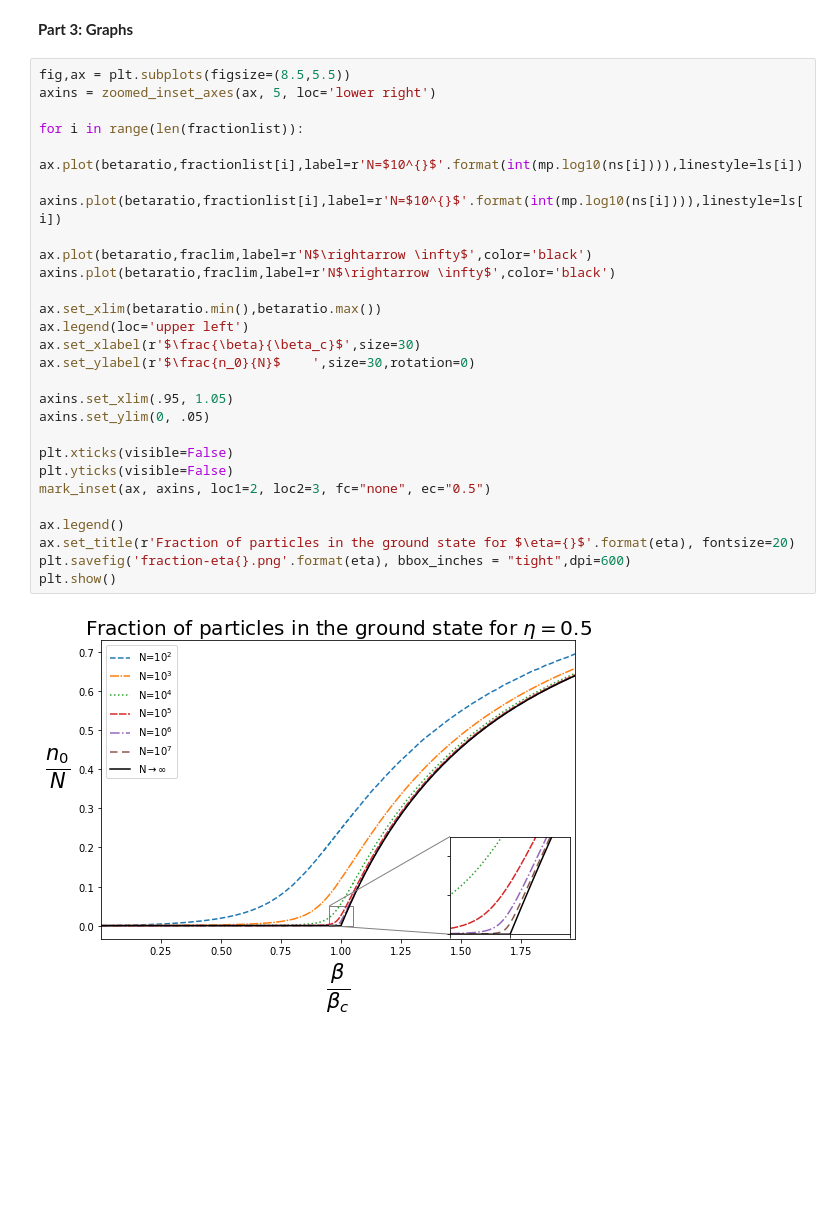
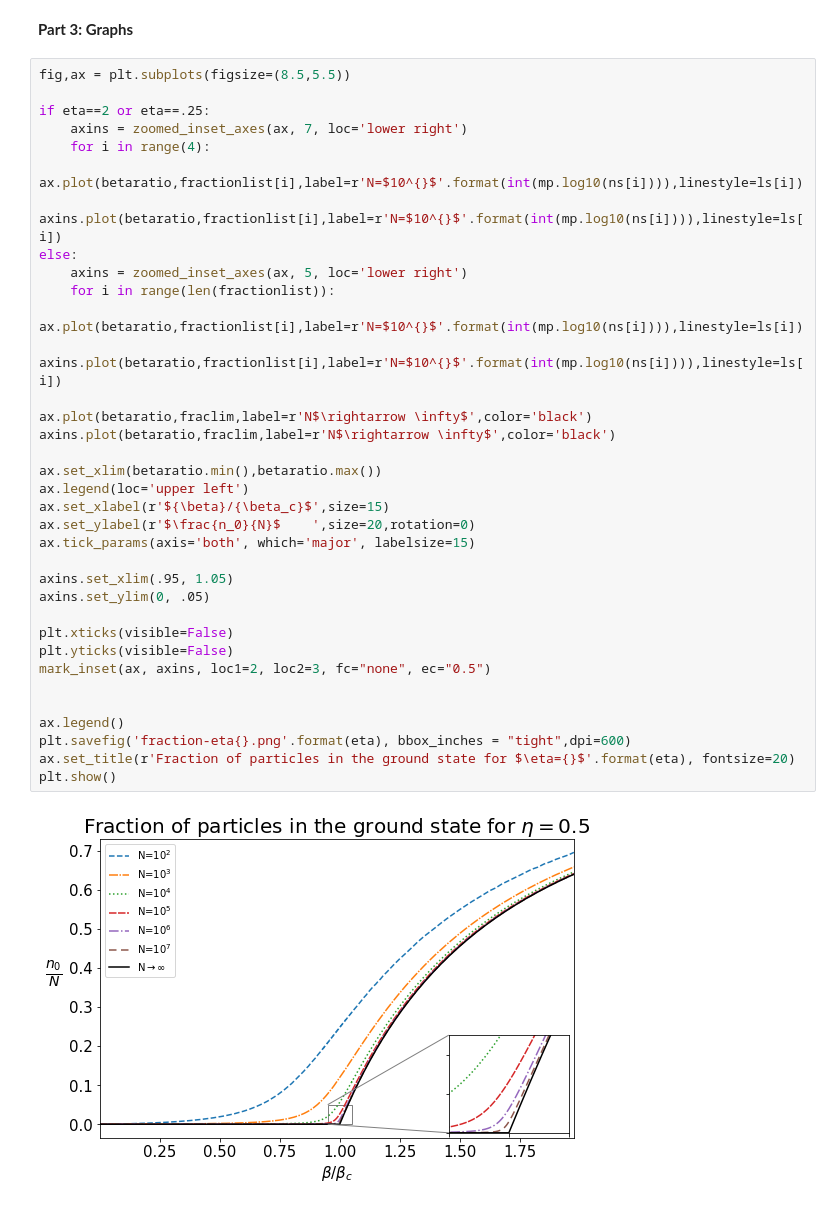
Before and after one commit to PessoaP/IGQG, a Jupyter notebook: Fraction and C_v.ipynb, the cells around one changed output. Cells and saved outputs as stored; diff of their text form; blank space fills up the shorter version.

Commit message:
formating_graphs

```diff
--- a/Fraction and C_v.ipynb
+++ b/Fraction and C_v.ipynb
@@ -92,33 +92,41 @@ dcvlarge = (eta+2)*(eta+1)*(eta+1)*(zeta(eta+2)/zeta(eta+1))*highratio**(-eta-1)
 <b>Part 3: Graphs</b>
 # %%
 fig,ax = plt.subplots(figsize=(8.5,5.5))
-axins = zoomed_inset_axes(ax, 5, loc='lower right')
 
-for i in range(len(fractionlist)):
-    ax.plot(betaratio,fractionlist[i],label=r'N=$10^{}$'.format(int(mp.log10(ns[i]))),linestyle=ls[i])
-    axins.plot(betaratio,fractionlist[i],label=r'N=$10^{}$'.format(int(mp.log10(ns[i]))),linestyle=ls[i])
+if eta==2 or eta==.25:
+    axins = zoomed_inset_axes(ax, 7, loc='lower right')
+    for i in range(4):
+        ax.plot(betaratio,fractionlist[i],label=r'N=$10^{}$'.format(int(mp.log10(ns[i]))),linestyle=ls[i])
+        axins.plot(betaratio,fractionlist[i],label=r'N=$10^{}$'.format(int(mp.log10(ns[i]))),linestyle=ls[i])
+else:
+    axins = zoomed_inset_axes(ax, 5, loc='lower right')
+    for i in range(len(fractionlist)):
+        ax.plot(betaratio,fractionlist[i],label=r'N=$10^{}$'.format(int(mp.log10(ns[i]))),linestyle=ls[i])
+        axins.plot(betaratio,fractionlist[i],label=r'N=$10^{}$'.format(int(mp.log10(ns[i]))),linestyle=ls[i])
 
 ax.plot(betaratio,fraclim,label=r'N$\rightarrow \infty$',color='black')
 axins.plot(betaratio,fraclim,label=r'N$\rightarrow \infty$',color='black')
 
 ax.set_xlim(betaratio.min(),betaratio.max())
 ax.legend(loc='upper left')
-ax.set_xlabel(r'$\frac{\beta}{\beta_c}$',size=30)
-ax.set_ylabel(r'$\frac{n_0}{N}$    ',size=30,rotation=0)
+ax.set_xlabel(r'${\beta}/{\beta_c}$',size=15)
+ax.set_ylabel(r'$\frac{n_0}{N}$    ',size=20,rotation=0)
+ax.tick_params(axis='both', which='major', labelsize=15)
 
 axins.set_xlim(.95, 1.05)
 axins.set_ylim(0, .05)
 
 plt.xticks(visible=False)
 plt.yticks(visible=False)
 mark_inset(ax, axins, loc1=2, loc2=3, fc="none", ec="0.5")
 
+
 ax.legend()
+plt.savefig('fraction-eta{}.png'.format(eta), bbox_inches = "tight",dpi=600)
 ax.set_title(r'Fraction of particles in the ground state for $\eta={}$'.format(eta), fontsize=20)
-plt.savefig('fraction-eta{}.png'.format(eta), bbox_inches = "tight",dpi=600)
 plt.show()
 # %% [output]
-[figure, old version]
+[figure, new version]
 # %%
 fig,ax = plt.subplots(figsize=(8.5,5.5))
 
```
Also changed, not shown: parts of 2 cells of this notebook, 2 other files.
